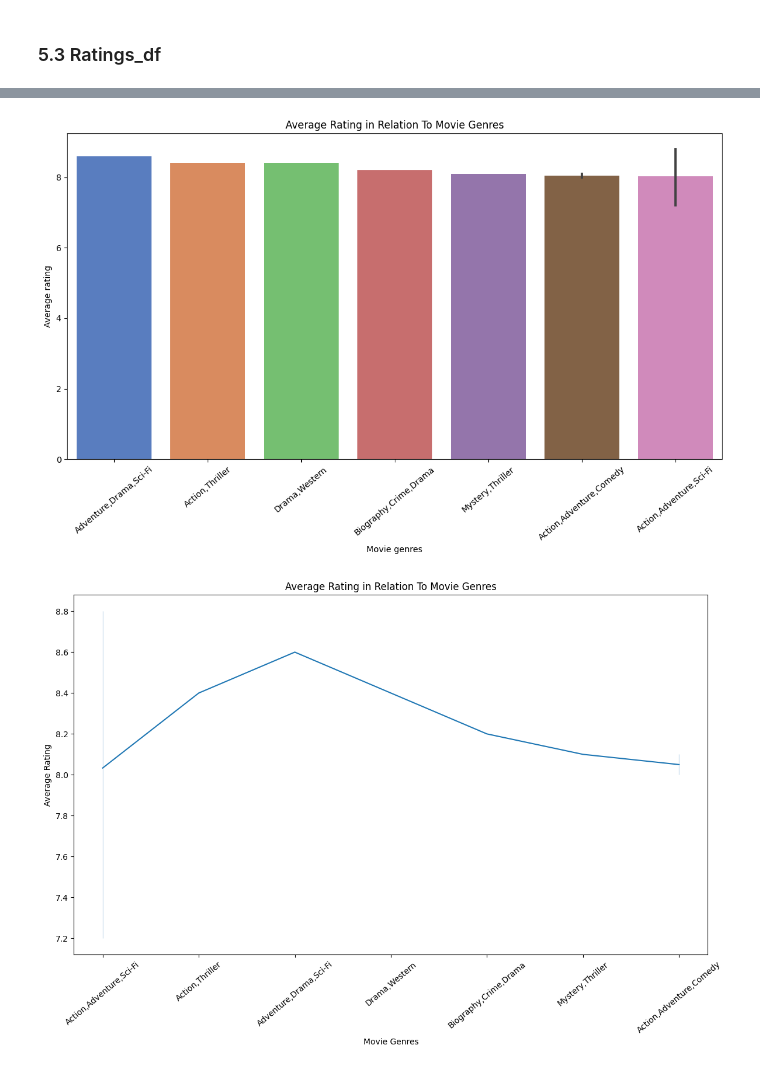
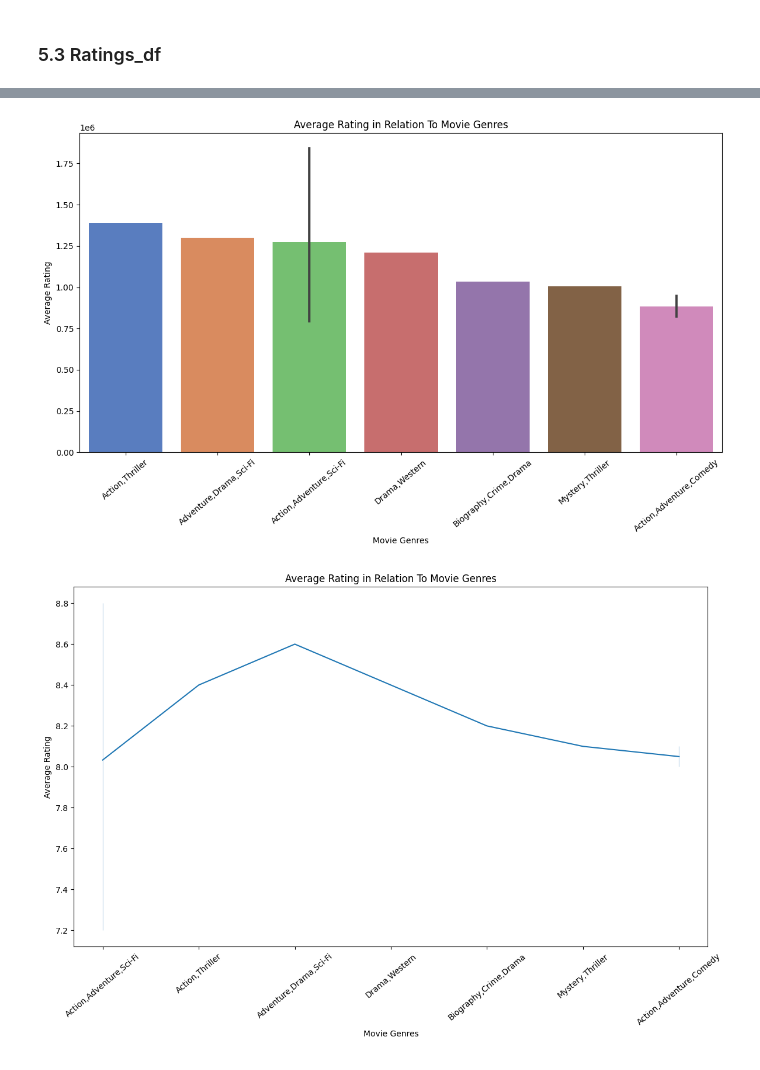
Before and after one commit to levine01/Movie-Analysis, a Jupyter notebook: index.ipynb, the cells around one changed output, grey strips where cells are left out. Saved outputs shown, nothing was run; the diff lists cells and outputs as text; code cells hidden in the pictures.

```diff
--- a/index.ipynb
+++ b/index.ipynb
@@ -568,16 +568,16 @@ new_rating_df.reset_index()
 | 8 | 2831 | tt1431045 | Deadpool | Deadpool | 2016 | 108.0 | Action,Adventure,Comedy | 8.0 | ... |
 | 9 | 2523 | tt1392170 | The Hunger Games | The Hunger Games | 2012 | 142.0 | Action,Adventure,Sci-Fi | 7.2 | ... |
 # %%
-genre_ratings_df = new_rating_df.groupby('genres')['averagerating'].mean().sort_values(ascending = False)
+genre_ratings_df = new_rating_df.groupby('genres')['numvotes'].mean().sort_values(ascending = False)
 fig, ax =plt.subplots(figsize=(14,7))
-order_by = new_rating_df.groupby('genres')['averagerating'].mean().sort_values(ascending=False).index
-sns.barplot(data =new_rating_df, x='genres', y='averagerating', palette='muted', order=order_by, ax=ax)
+order_by = new_rating_df.groupby('genres')['numvotes'].mean().sort_values(ascending=False).index
+sns.barplot(data =new_rating_df, x='genres', y='numvotes', palette='muted', order=order_by, ax=ax)
 ax.set_title('Average Rating in Relation To Movie Genres')
 ax.set_xlabel('Movie Genres')
 ax.set_ylabel('Average Rating')
 plt.xticks(rotation=40);
 # %% [output]
-[figure, old version]
+[figure, new version]
 # %%
 #Creating a new dataframe with genre
 genre_ratings_df = new_rating_df.groupby('genres')['averagerating'].mean().sort_values(ascending = False)
```
Also changed, not shown: 1 other file.
